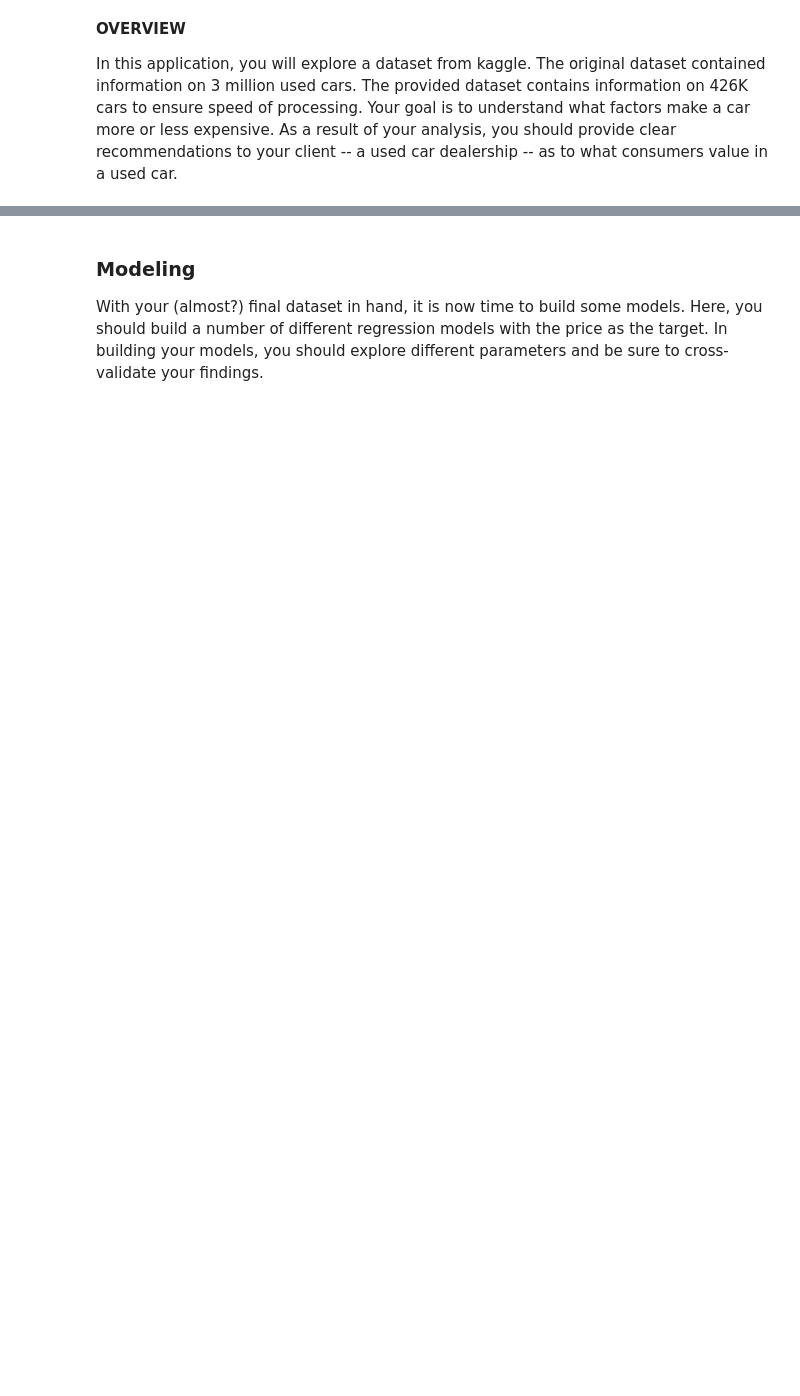
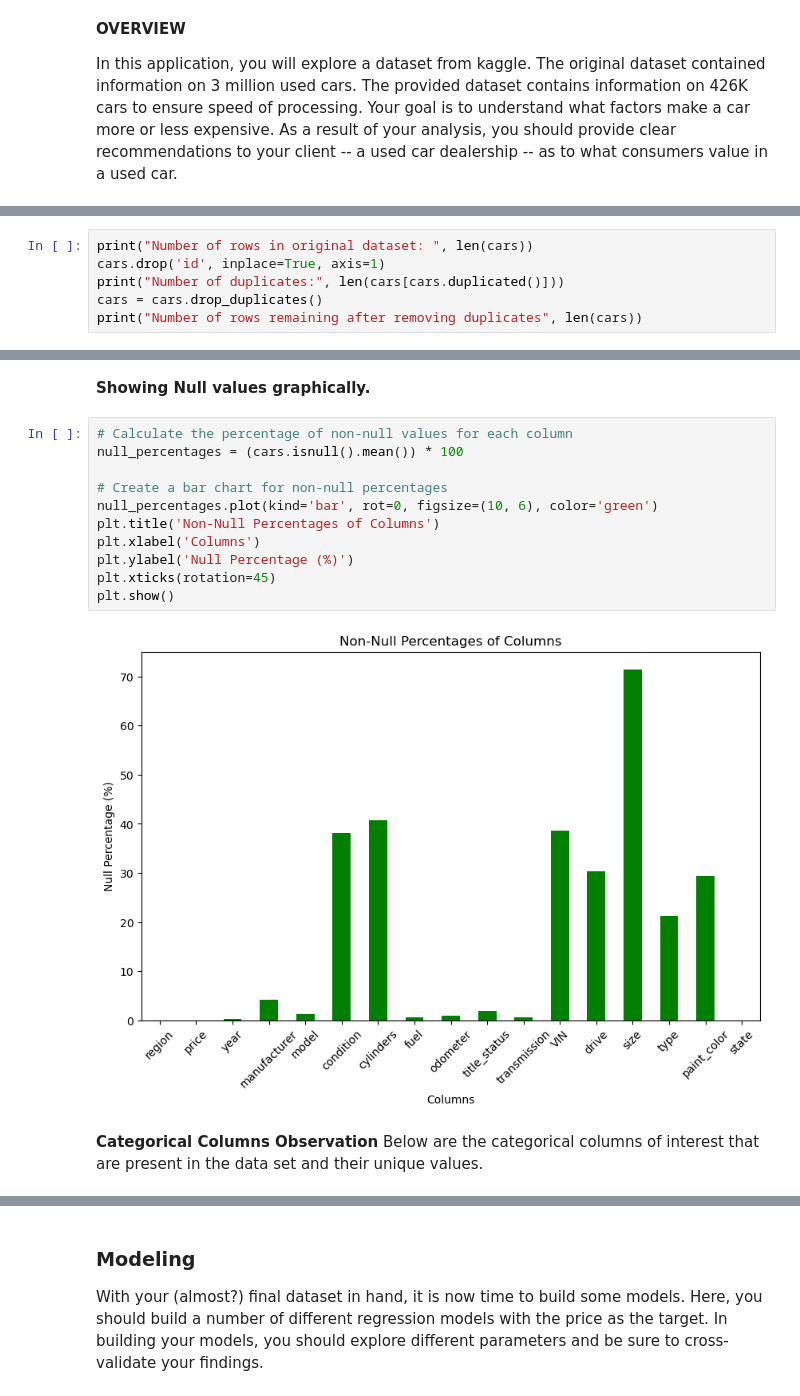
Before and after one commit to trguduru/car_price_prediction, a Jupyter notebook: prompt_II.ipynb, the cells around one changed output, grey strips where cells are left out. Drawn from its saved outputs; the diff is of its cells as text; blank space fills up the shorter version.

```diff
--- a/prompt_II.ipynb
+++ b/prompt_II.ipynb
@@ -116,0 +179,6 @@ car_df.head()
+# %%
+print("Number of rows in original dataset: ", len(cars))
+cars.drop('id', inplace=True, axis=1)
+print("Number of duplicates:", len(cars[cars.duplicated()]))
+cars = cars.drop_duplicates()
+print("Number of rows remaining after removing duplicates", len(cars))
@@ -116,0 +219,18 @@ car_df.head()
+# %% [markdown]
+**Showing Null values graphically.**
+# %%
+# Calculate the percentage of non-null values for each column
+null_percentages = (cars.isnull().mean()) * 100
+
+# Create a bar chart for non-null percentages
+null_percentages.plot(kind='bar', rot=0, figsize=(10, 6), color='green')
+plt.title('Non-Null Percentages of Columns')
+plt.xlabel('Columns')
+plt.ylabel('Null Percentage (%)')
+plt.xticks(rotation=45)
+plt.show()
+# %% [output]
+[figure, added]
+# %% [markdown]
+**Categorical Columns Observation**
+Below are the categorical columns of interest that are present in the data set and their unique values.
```
Also changed, not shown: parts of 110 cells of this notebook.
